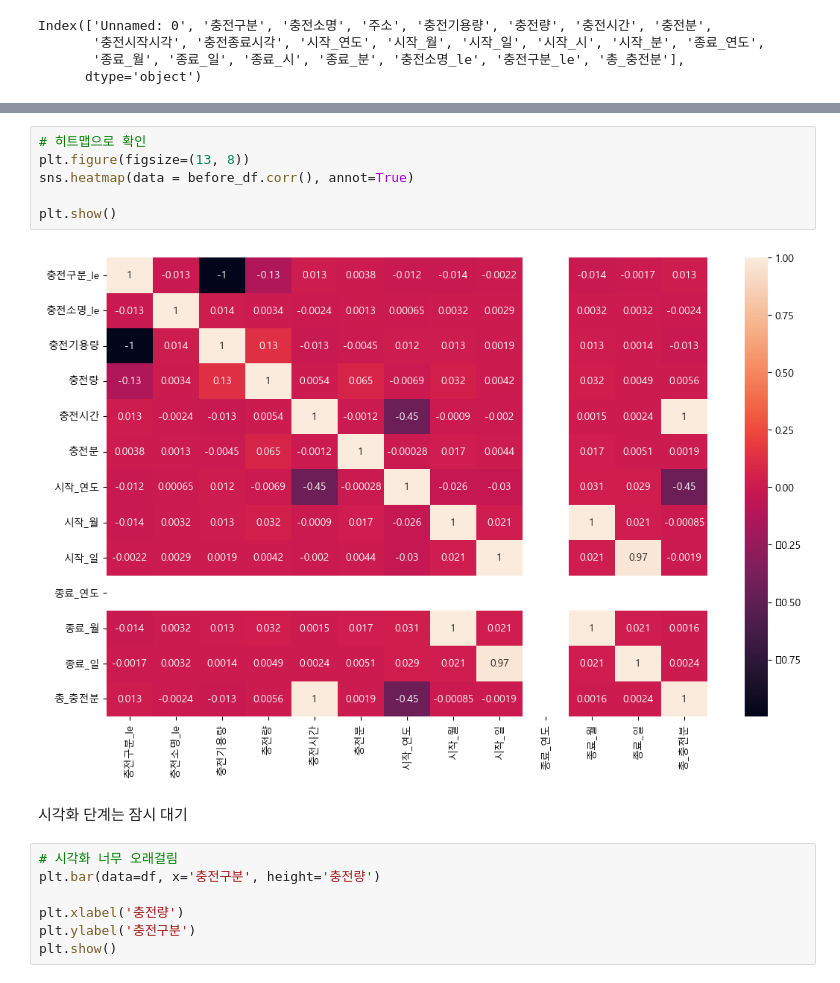
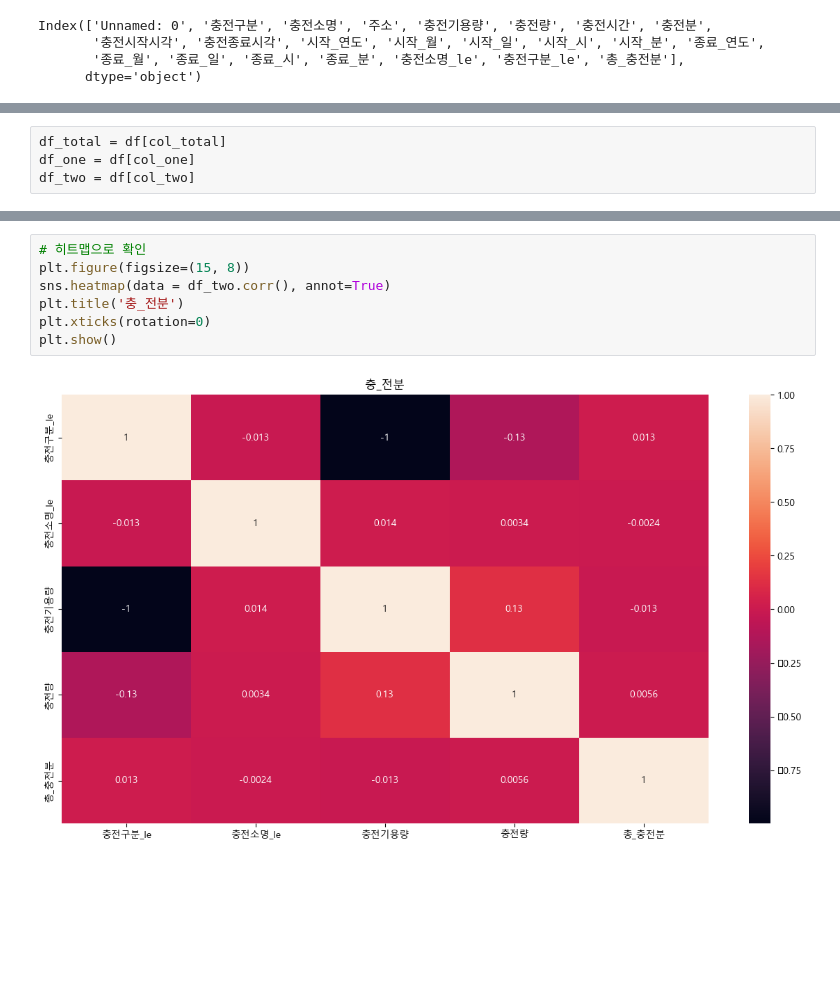
Before and after one commit to yangjik/yang.study, a Jupyter notebook: 새싹교육/미니프로젝트/서울시전기차충전소충전량_두번째프로젝트/서울시_전기차_충전량_분석.ipynb, the cells around one changed output, grey strips where cells are left out. Saved outputs shown, nothing was run; the diff lists cells and outputs as text; blank space fills up the shorter version.

```diff
--- a/새싹교육/미니프로젝트/서울시전기차충전소충전량_두번째프로젝트/서울시_전기차_충전량_분석.ipynb
+++ b/새싹교육/미니프로젝트/서울시전기차충전소충전량_두번째프로젝트/서울시_전기차_충전량_분석.ipynb
@@ -148,5 +166,9 @@ before_df.head(2)
 |  | 충전구분_le | 충전소명_le | 충전기용량 | 충전량 | 충전시간 | 충전분 | 시작_연도 | 시작_월 | 시작_일 | 종료_연도 | 종료_월 | ... |
 | 0 | 0 | 465 | 50 | 0.05 | 0 | 0 | 2021 | 1 | 1 | 2021 | 1 | ... |
 | 1 | 0 | 465 | 50 | 13.10 | 0 | 29 | 2021 | 1 | 2 | 2021 | 1 | ... |
+# %%
+df_total = df[col_total]
+df_one = df[col_one]
+df_two = df[col_two]
 # %%
 # 상관관계 확인
@@ -169,17 +209,9 @@ before_df.corr()
 # %%
 # 히트맵으로 확인
-plt.figure(figsize=(13, 8))
-sns.heatmap(data = before_df.corr(), annot=True)
-
+plt.figure(figsize=(15, 8))
+sns.heatmap(data = df_two.corr(), annot=True)
+plt.title('충_전분')
+plt.xticks(rotation=0)
 plt.show()
 # %% [output]
-[figure, old version]
+[figure, new version]
-# %% [markdown]
-시각화 단계는 잠시 대기
-# %%
-# 시각화 너무 오래걸림
-plt.bar(data=df, x='충전구분', height='충전량')
-
-plt.xlabel('충전량')
-plt.ylabel('충전구분')
-plt.show()
```
Also changed, not shown: parts of 7 cells of this notebook.
